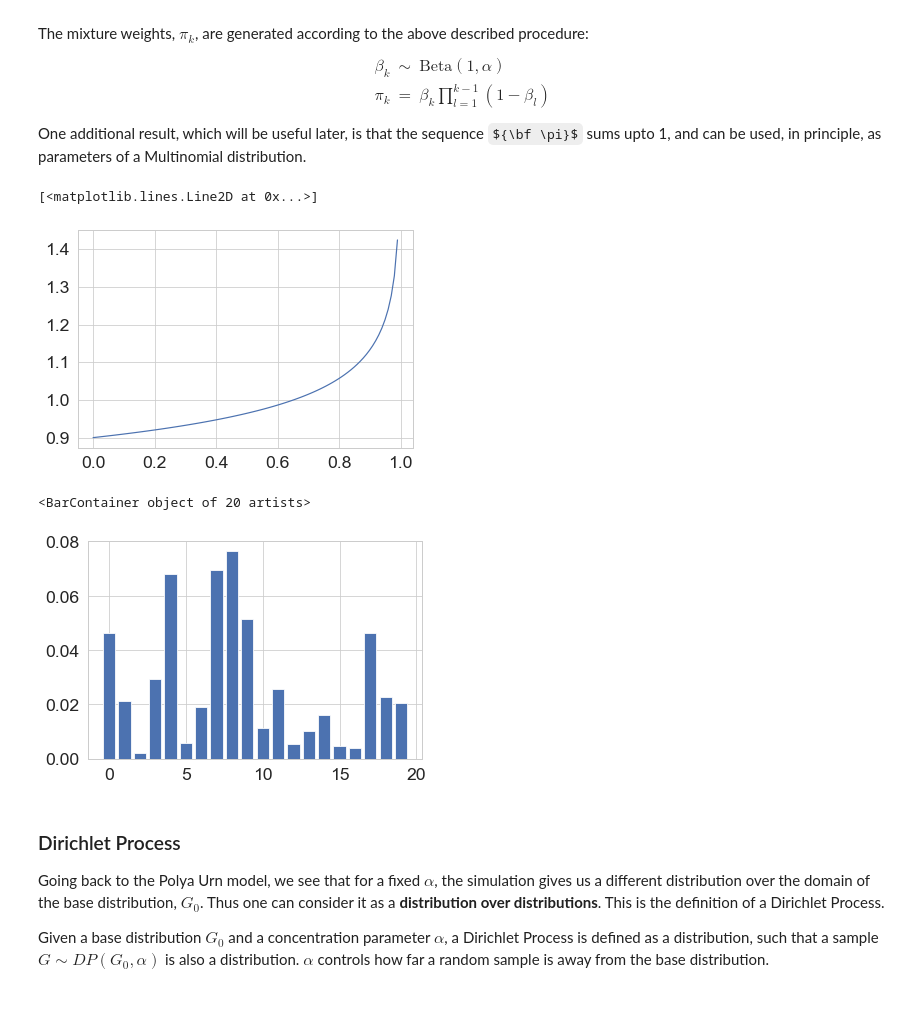
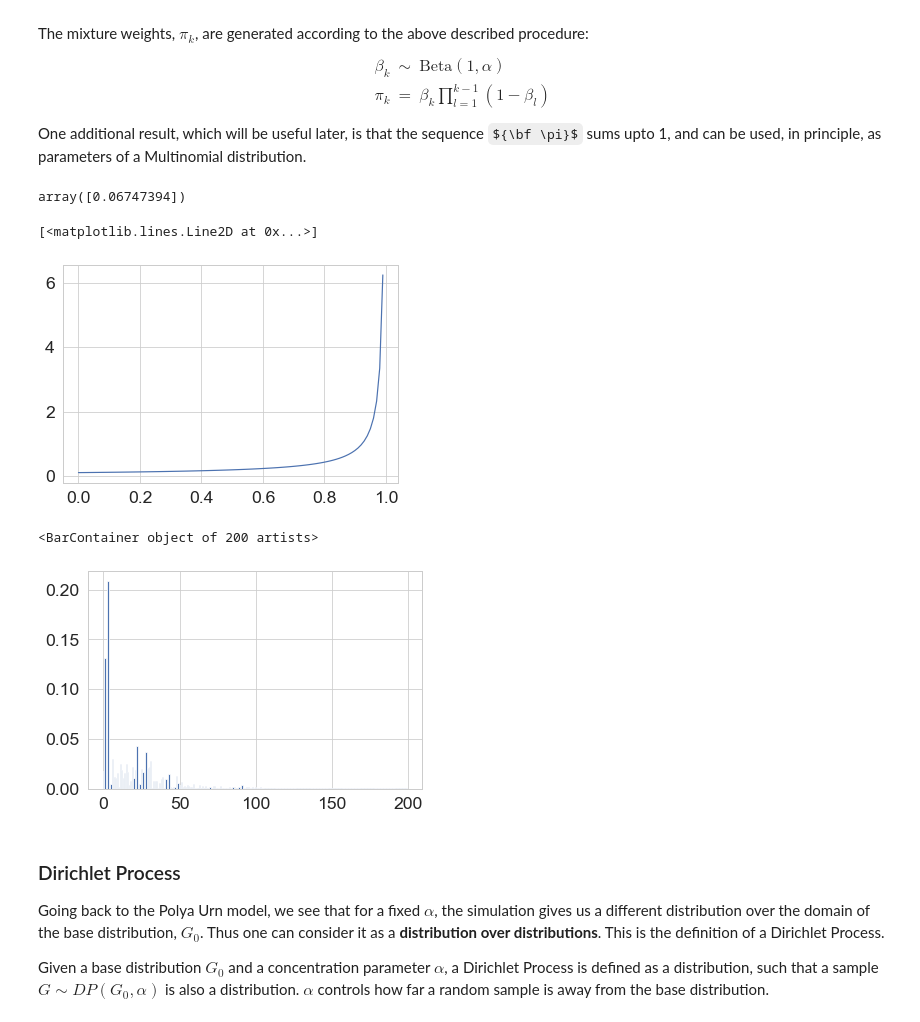
Before and after one commit to ubdsgroup/mladvanced-notebooks, a Jupyter notebook: Non-parametric Bayesian Methods for Clustering.ipynb, the cells around one changed output. Drawn from its saved outputs; the diff is of its cells as text; code cells hidden in the pictures; some formulas as TeX source.

```diff
--- a/Non-parametric Bayesian Methods for Clustering.ipynb
+++ b/Non-parametric Bayesian Methods for Clustering.ipynb
@@ -172,0 +160,22 @@ ax.scatter(xs[:,0],xs[:,1],c=zs,cmap='jet')
+# %%
+xmin,xmax,ymin,ymax = -10,10,-10,10
+fig = plt.figure(figsize=(10,10))
+ax = fig.gca()
+#ax.set_xlim(xmin, xmax)
+#ax.set_ylim(ymin, ymax)
+
+# Create meshgrid
+xx, yy = np.mgrid[xmin:xmax:100j, ymin:ymax:100j]
+positions = np.vstack([xx.ravel(), yy.ravel()]).T
+pdfs = []
+for i in range(K):
+    mu = thetas[i][0]
+    Sigma = thetas[i][1]
+    pdfs_i = mvn(mu.flatten(),Sigma).pdf(positions)
+    pdfs.append(pdfs_i)
+pdfs = np.array(pdfs).T.max(axis=1)
+pdfs = np.reshape(pdfs,xx.shape)
+cfset = ax.contourf(xx, yy, pdfs, cmap='coolwarm')
+ax.imshow(pdfs, cmap='coolwarm', extent=[xmin, xmax, ymin, ymax])
+cset = ax.contour(xx, yy, pdfs, colors='k')
+ax.clabel(cset, inline=1, fontsize=10)
@@ -340,6 +352,9 @@ def bd_normal(args):
 # %%
 def bd_uniform(args):
     return np.random.uniform(args[0],args[1])
+# %%
+def bd_mvn(args):
+    return np.random.multivariate_normal(args[0],args[1])
 # %%
 fig = plt.figure(figsize=[12,8])
 fig.subplots_adjust(hspace=0.4, wspace=0.4)
@@ -369,8 +389,7 @@ fig = plt.figure(figsize=[12,8])
 fig.subplots_adjust(hspace=0.4, wspace=0.4)
 i = 1
 for alpha in (1,2,5,10,20,50):
-    urn = polyaUrn(100000,alpha,np.random.multivariate_normal,[[0,1],[(1,0.5),(0.5,1)]])
-    #urn = polyaUrn(1000,alpha,np.random.uniform,[0,1])
+    urn = polyaUrn(1000,alpha,bd_mvn,([0,1],[(1,0.5),(0.5,1)]))
     nurn = np.array(urn)
     if alpha <= 2:
         nurn += np.random.uniform(0,0.001,nurn.shape)
@@ -404,11 +423,15 @@ The mixture weights, $\pi_k$, are generated according to the above described pro
 One additional result, which will be useful later, is that the sequence ${\bf \pi}$ sums upto 1, and can be used, in principle, as parameters of a Multinomial distribution.
 # %%
 from scipy.stats import beta
+# %%
+beta(1,10).rvs(1)
+# %% [output]
+array([0.06747394])
 # %%
-plt.plot(np.linspace(0,1,100),beta(1,0.9).pdf(np.linspace(0,1,100)))
+plt.plot(np.linspace(0,1,100),beta(1,0.1).pdf(np.linspace(0,1,100)))
 # %% [output]
 [<matplotlib.lines.Line2D at 0x...>]
-[figure, old version]
+[figure, new version]
 # %%
 def stickBreaking(numWeights,alpha):
     stickLength = 1
@@ -419,12 +442,12 @@ def stickBreaking(numWeights,alpha):
         stickLength = (1 - l)*stickLength
     return weights
 # %%
-weights = stickBreaking(20,20)
+weights = stickBreaking(200,20)
 # %%
-plt.bar(range(20),weights)
+plt.bar(range(200),weights)
 # %% [output]
-<BarContainer object of 20 artists>
+<BarContainer object of 200 artists>
-[figure, old version]
+[figure, new version]
 # %% [markdown]
 ### Dirichlet Process
 Going back to the Polya Urn model, we see that for a fixed $\alpha$, the simulation gives us a different distribution over the domain of the base distribution, $G_0$. Thus one can consider it as a **distribution over distributions**. This is the definition of a Dirichlet Process.
```
Also changed, not shown: parts of 29 cells of this notebook, 1 other file.
